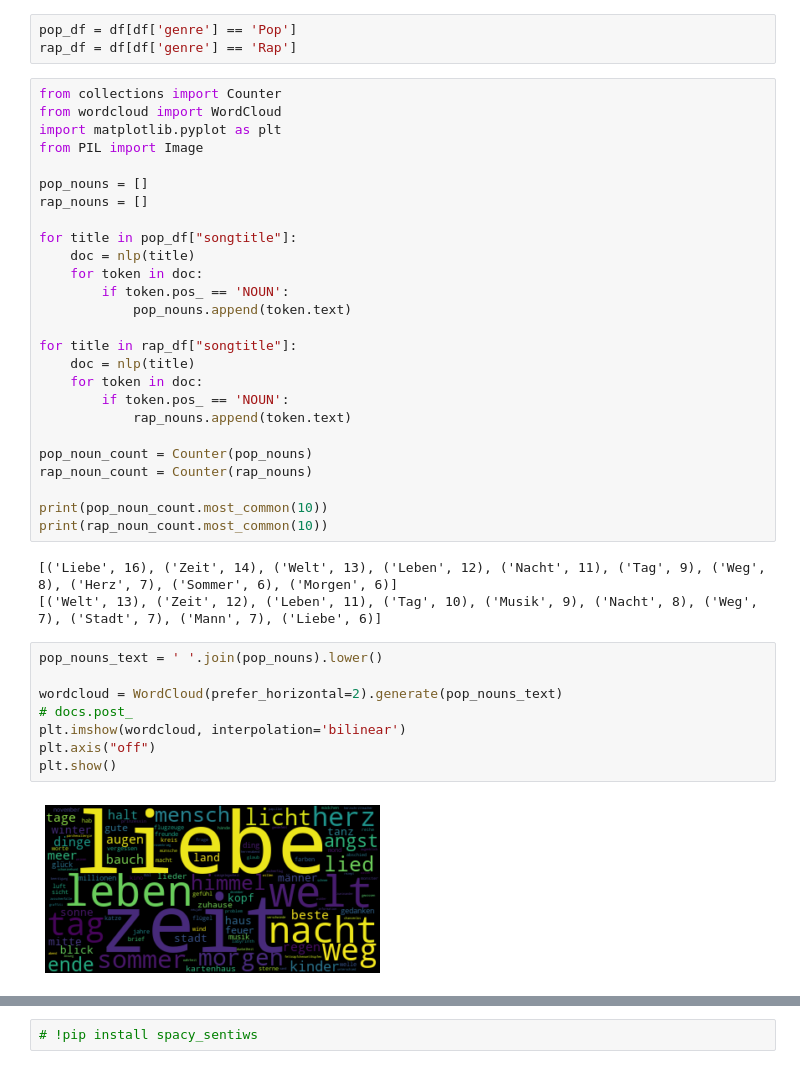
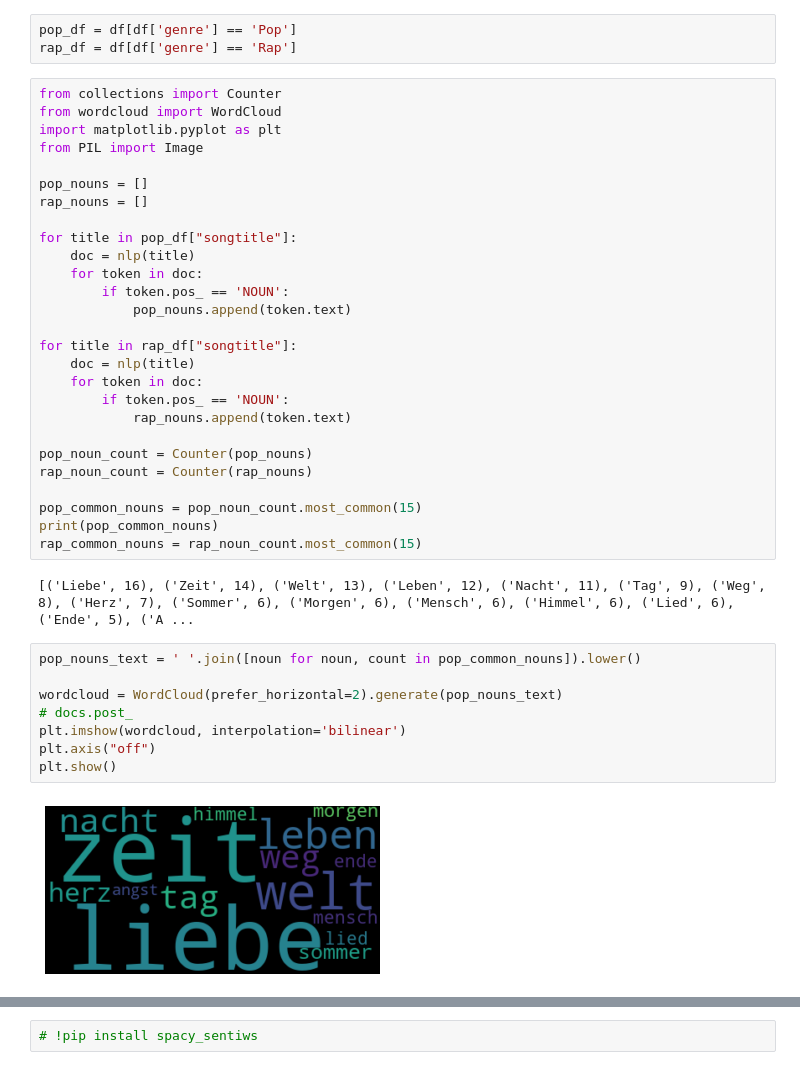
Before and after one commit to Richard-Sieg-TH-Koln/statistik-2-team-3, a Jupyter notebook: notebooks/visualisations.ipynb, the cells around one changed output, grey strips where cells are left out. Saved outputs shown, nothing was run; the diff lists cells and outputs as text.

```diff
--- a/notebooks/visualisations.ipynb
+++ b/notebooks/visualisations.ipynb
@@ -233,19 +372,19 @@ for title in rap_df["songtitle"]:
 pop_noun_count = Counter(pop_nouns)
 rap_noun_count = Counter(rap_nouns)
 
-print(pop_noun_count.most_common(10))
-print(rap_noun_count.most_common(10))
+pop_common_nouns = pop_noun_count.most_common(15)
+print(pop_common_nouns)
+rap_common_nouns = rap_noun_count.most_common(15)
 # %% [output]
-[('Liebe', 16), ('Zeit', 14), ('Welt', 13), ('Leben', 12), ('Nacht', 11), ('Tag', 9), ('Weg', 8), ('Herz', 7), ('Sommer', 6), ('Morgen', 6)]
-[('Welt', 13), ('Zeit', 12), ('Leben', 11), ('Tag', 10), ('Musik', 9), ('Nacht', 8), ('Weg', 7), ('Stadt', 7), ('Mann', 7), ('Liebe', 6)]
+[('Liebe', 16), ('Zeit', 14), ('Welt', 13), ('Leben', 12), ('Nacht', 11), ('Tag', 9), ('Weg', 8), ('Herz', 7), ('Sommer', 6), ('Morgen', 6), ('Mensch', 6), ('Himmel', 6), ('Lied', 6), ('Ende', 5), ('A ...
 # %%
-pop_nouns_text = ' '.join(pop_nouns).lower()
+pop_nouns_text = ' '.join([noun for noun, count in pop_common_nouns]).lower()
 
 wordcloud = WordCloud(prefer_horizontal=2).generate(pop_nouns_text)
 # docs.post_
 plt.imshow(wordcloud, interpolation='bilinear')
 plt.axis("off")
 plt.show()
 # %% [output]
-[figure, old version]
+[figure, new version]
 # %%
```
Also changed, not shown: parts of 15 cells of this notebook, 1 other file.
